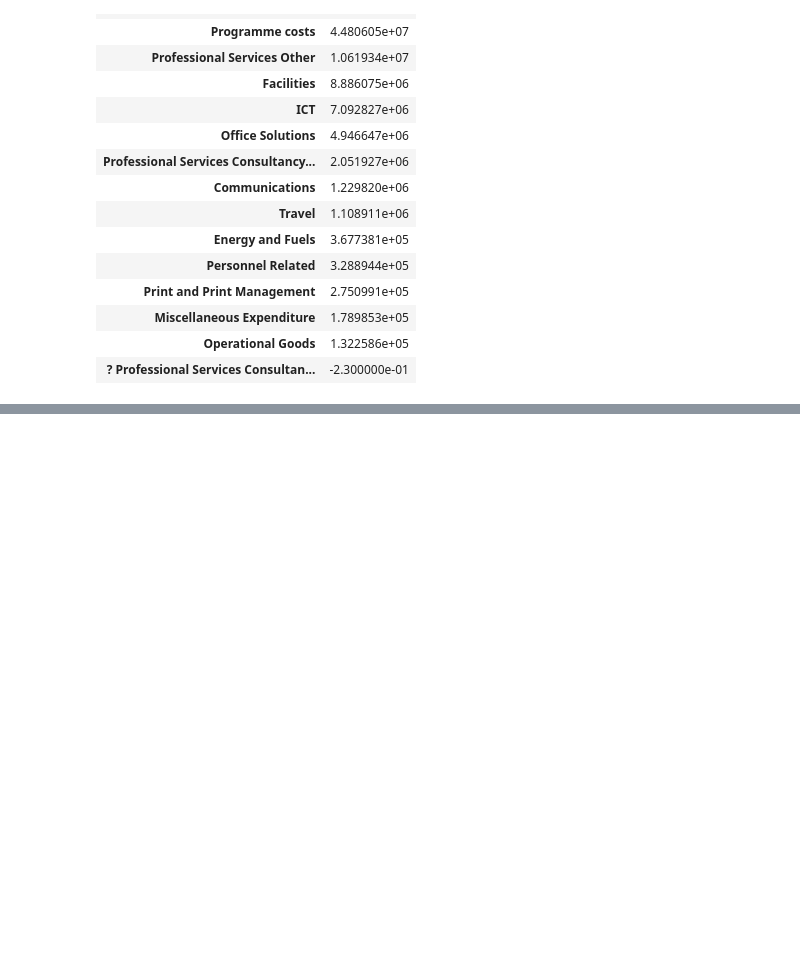
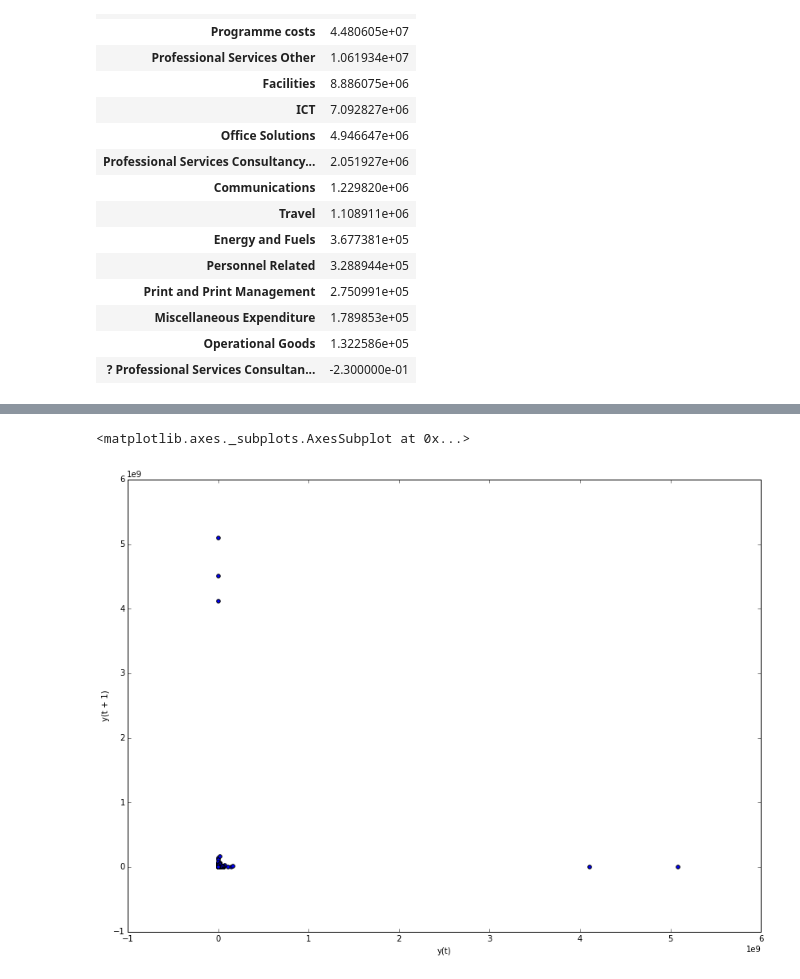
Before and after one commit to FLamparski/statlearn, a Jupyter notebook: dfe-spend-data/DFE Summer 2014.ipynb, the cells around one changed output, grey strips where cells are left out. Saved outputs shown, nothing was run; the diff lists cells and outputs as text; code cells hidden in the pictures; blank space fills up the shorter version.

```diff
--- a/dfe-spend-data/DFE Summer 2014.ipynb
+++ b/dfe-spend-data/DFE Summer 2014.ipynb
@@ -109,0 +138,6 @@ dfe.groupby('Expense type').sum().sort('Amount', ascending=False)
+# %%
+plt.figure(figsize=(14,10))
+lag_plot(dfe.Amount)
+# %% [output]
+<matplotlib.axes._subplots.AxesSubplot at 0x...>
+[figure, added]
```
Also changed, not shown: parts of 7 cells of this notebook.
